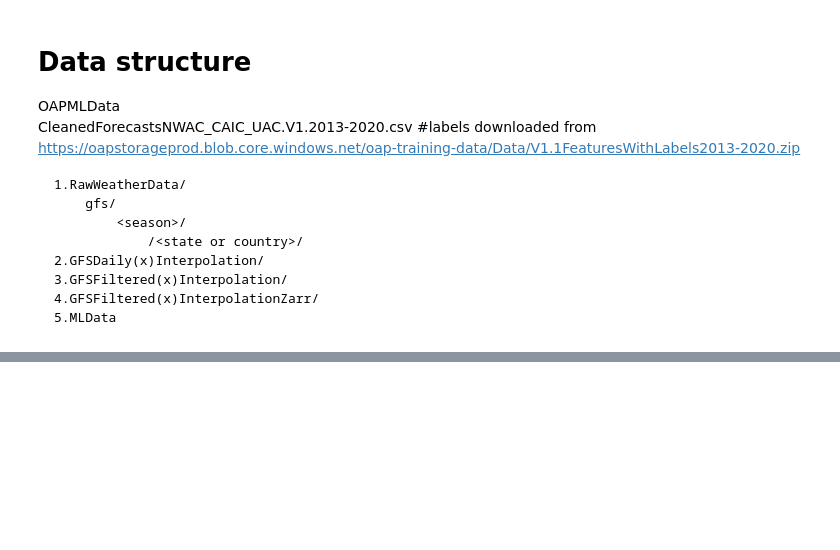
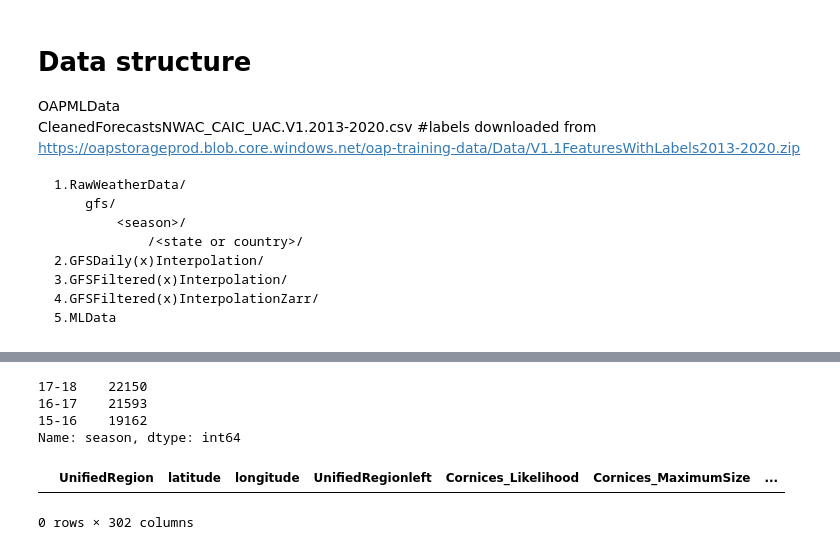
Before and after one commit to scottcha/OpenAvalancheProject, a Jupyter notebook: DataPipelineNotebooks/3.PrepMLData.ipynb, the cells around one changed output, grey strips where cells are left out. Drawn from its saved outputs; the diff is of its cells as text; code cells hidden in the pictures; blank space fills up the shorter version.

```diff
--- a/DataPipelineNotebooks/3.PrepMLData.ipynb
+++ b/DataPipelineNotebooks/3.PrepMLData.ipynb
@@ -724,6 +799,12 @@ n_jobs = 4 #number of parallel processes, this processing is IO bound so don't s
 # %%
 #test_ignore
-pml = PrepML(data_root, interpolate, date_start='2015-11-01', date_end='2016-04-30', date_train_test_cutoff='2016-04-01')
+pml = PrepML(data_root, interpolate, date_start='2015-11-01', date_end='2020-04-30', date_train_test_cutoff='2019-11-01')
+# %%
+pml.regions = {
+            'Washington': ['Mt Hood', 'Olympics', 'Snoqualmie Pass', 'Stevens Pass',
+            'WA Cascades East, Central', 'WA Cascades East, North', 'WA Cascades East, South',
+            'WA Cascades West, Central', 'WA Cascades West, Mt Baker', 'WA Cascades West, South'
+            ]}
 # %%
 #test_ignore
 train, test = pml.prep_labels()
@@ -729,0 +822,12 @@ train, test = pml.prep_labels()
+# %%
+train['season'].value_counts()
+# %% [output]
+17-18    22150
+16-17    21593
+15-16    19162
+Name: season, dtype: int64
+# %%
+test
+# %% [output]
+|  | UnifiedRegion | latitude | longitude | UnifiedRegionleft | Cornices_Likelihood | Cornices_MaximumSize | ... |
+0 rows × 302 columns
```
Also changed, not shown: parts of 18 cells of this notebook, 4 other files.
